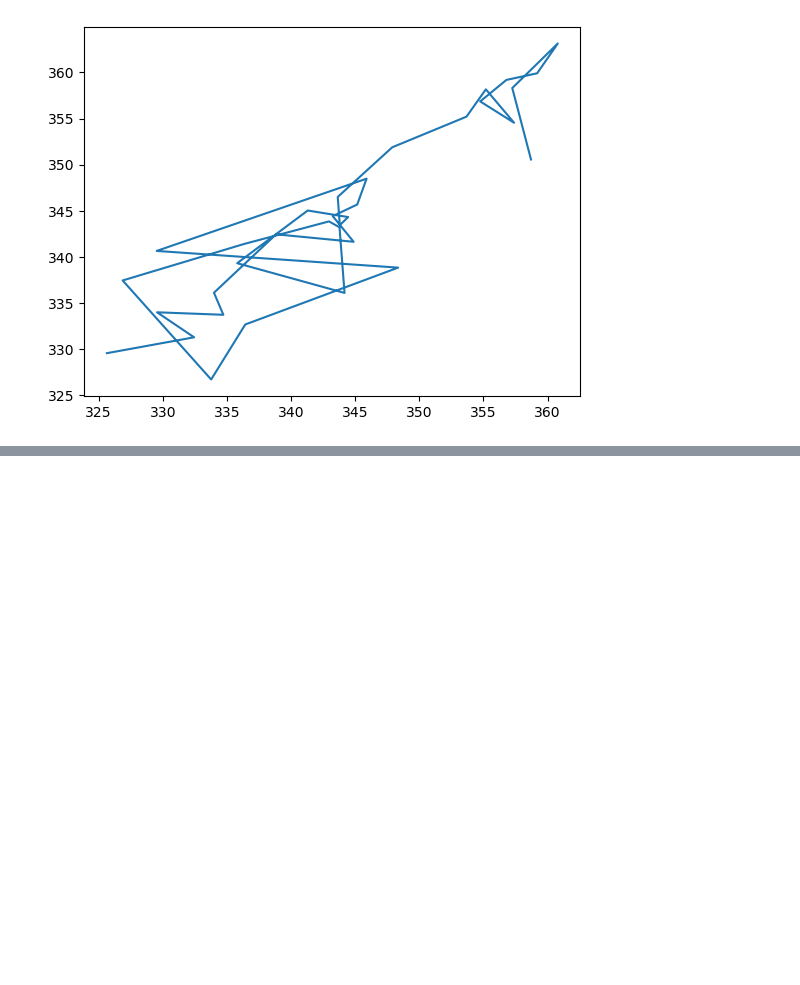
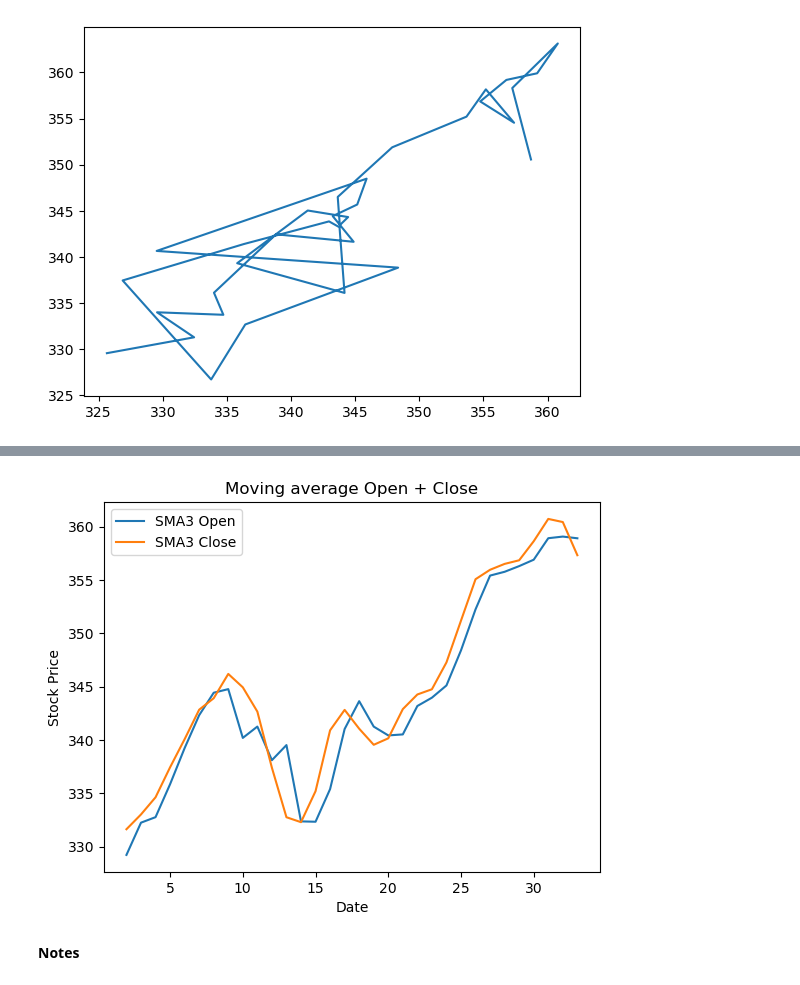
Before and after one commit to alexcrockett/analysis-projects, a Jupyter notebook: Apple Stocks/03-explore/03_desc_exp_plots.ipynb, the cells around one changed output, grey strips where cells are left out. Saved outputs shown, nothing was run; the diff lists cells and outputs as text; code cells hidden in the pictures; blank space fills up the shorter version.

```diff
--- a/Apple Stocks/03-explore/03_desc_exp_plots.ipynb
+++ b/Apple Stocks/03-explore/03_desc_exp_plots.ipynb
@@ -113,0 +199,13 @@ plt.show()
+# %%
+# Here we will plot the moving averages
+plt.plot(daily_diff_frame.index, daily_diff_frame['SMA3 Open'], label='SMA3 Open')
+plt.plot(daily_diff_frame.index, daily_diff_frame['SMA3 Close'], label='SMA3 Close')
+plt.xlabel('Date')
+plt.ylabel('Stock Price')
+plt.title('Moving average Open + Close')
+plt.legend()
+plt.show()
+# %% [output]
+[figure, added]
+# %% [markdown]
+**Notes**
```
Also changed, not shown: parts of 8 cells of this notebook.
